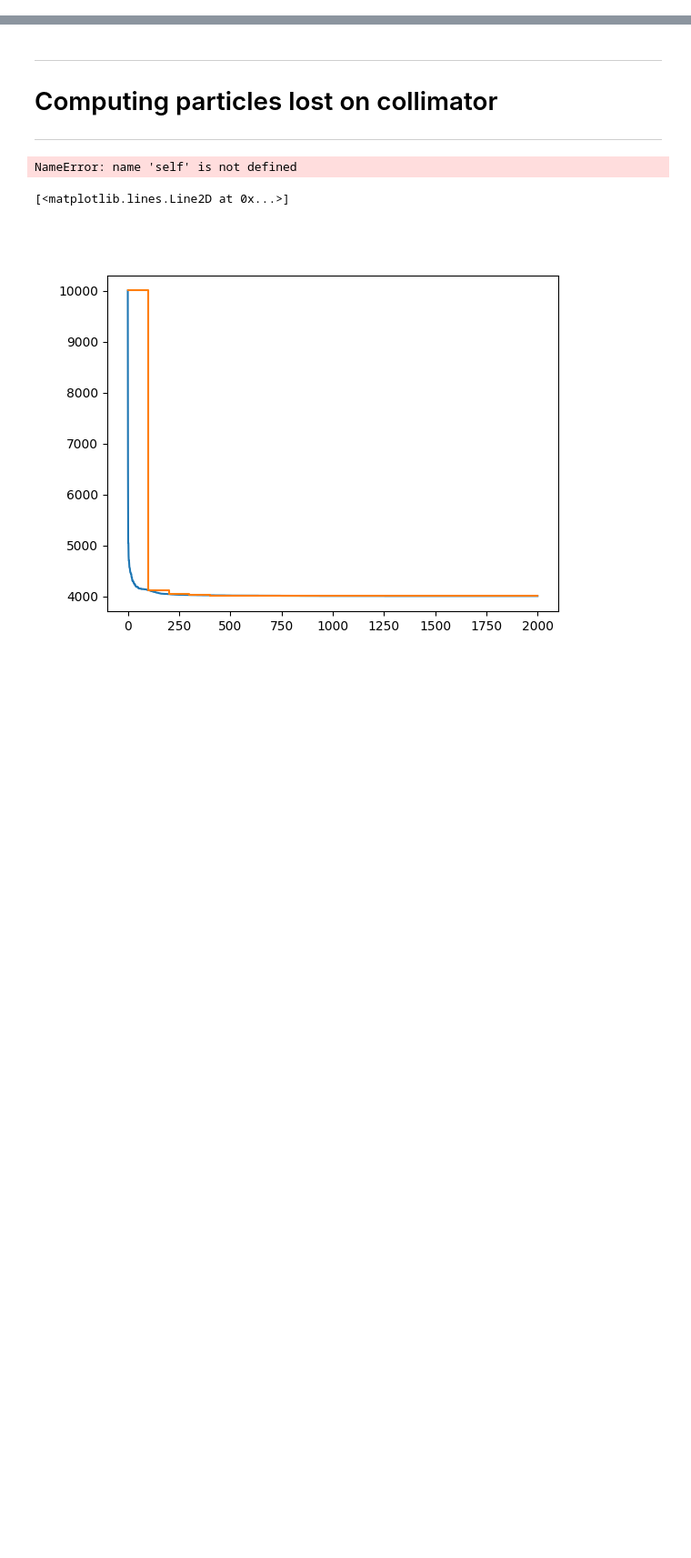
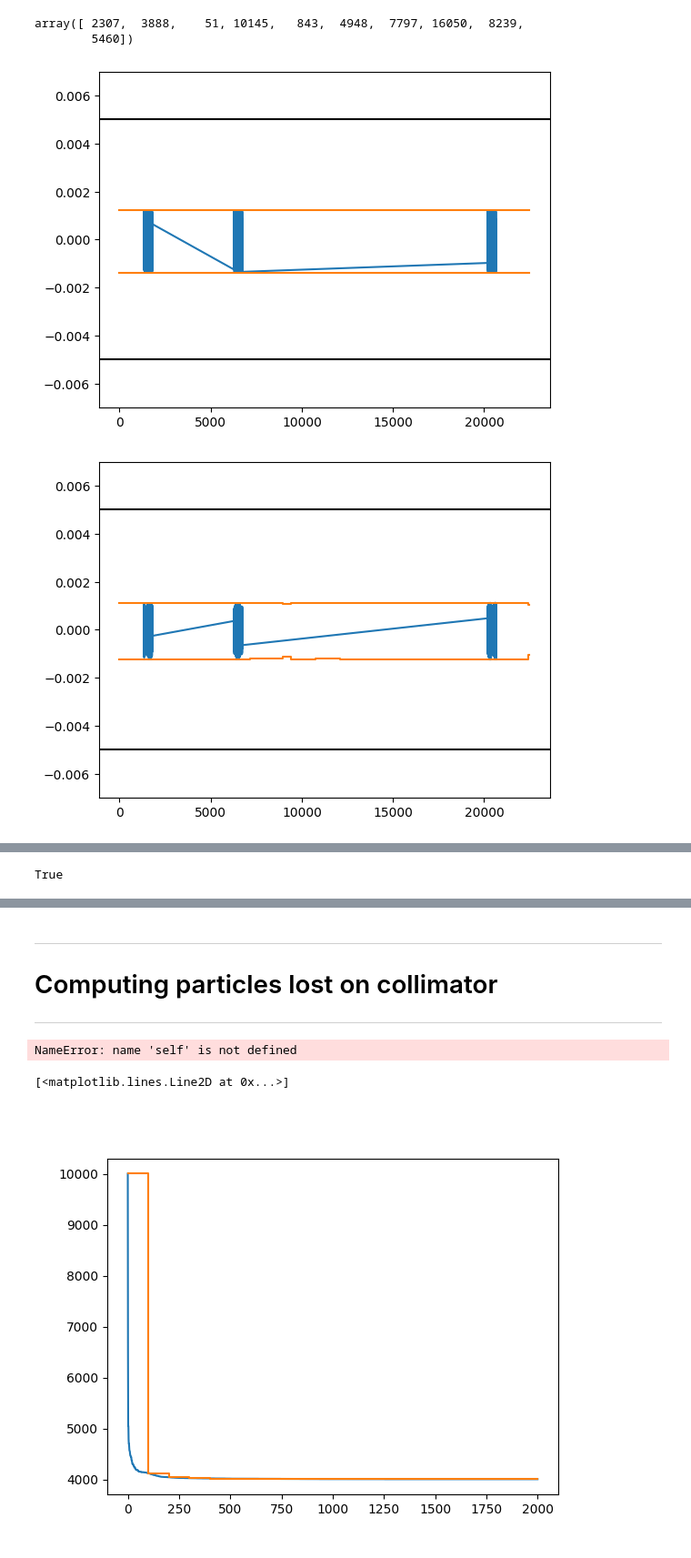
Before and after one commit to pbelange/BBStudies, a Jupyter notebook: Machines/XMask/Jobs/003_particle_dist_and_track/analysis_test.ipynb, the cells around one changed output, grey strips where cells are left out. Shown at 91% size. Saved outputs shown, nothing was run; the diff lists cells and outputs as text; code cells hidden in the pictures; blank space fills up the shorter version.

Commit message:
reformated for _data

```diff
--- a/Machines/XMask/Jobs/003_particle_dist_and_track/analysis_test.ipynb
+++ b/Machines/XMask/Jobs/003_particle_dist_and_track/analysis_test.ipynb
@@ -62,0 +112,31 @@ calculations.calculations_sig = pd.concat([_df[['start_at_turn','stop_at_turn','
+# %%
+
+particle_list[:10]
+# %% [output]
+array([ 2307,  3888,    51, 10145,   843,  4948,  7797, 16050,  8239,
+        5460])
+# %%
+
+merged_df = pd.concat([tracked.df,tracked2.df,tracked3.df])
+
+particle_list = processed.data.particle.unique()
+np.random.seed(0)
+np.random.shuffle(particle_list)
+
+for part_ID in particle_list[:10]:
+
+    df = merged_df.groupby('particle').get_group(part_ID)
+    calc = processed.data.groupby('particle').get_group(part_ID)
+
+    plt.figure()
+    plt.plot(df.turn,df.x,'-')
+    plt.step(list(calc.start_at_turn) + [list(calc.stop_at_turn)[-1]],list(calc.x_min) + [np.nan],'-',where='post')
+    plt.step(list(calc.start_at_turn) + [list(calc.stop_at_turn)[-1]],list(calc.x_max) + [np.nan],'-',where='post',color='C1')
+    plt.axhline(0.005,color='k')
+    plt.axhline(-0.005,color='k')
+    # else:
+    #     continue
+    plt.ylim([-0.007,0.007])
+# %% [output]
+[figure, added]
+[figure, added]
@@ -62,0 +151,15 @@ calculations.calculations_sig = pd.concat([_df[['start_at_turn','stop_at_turn','
+# %%
+
+def split_in_chunks(turns,n_chunks = None,main_chunk = None):
+    if n_chunks is not None:
+        main_chunk = turns//n_chunks
+        chunks     = n_chunks*[main_chunk]+ [np.mod(turns,n_chunks)]
+    elif main_chunk is not None:
+        n_chunks = turns//main_chunk
+        chunks     = n_chunks*[main_chunk]+ [np.mod(turns,main_chunk)]
+
+    if chunks[-1]==0:
+        chunks = chunks[:-1]
+    return chunks
+# %% [output]
+True
```
Also changed, not shown: parts of 26 cells of this notebook, 3 other files.
